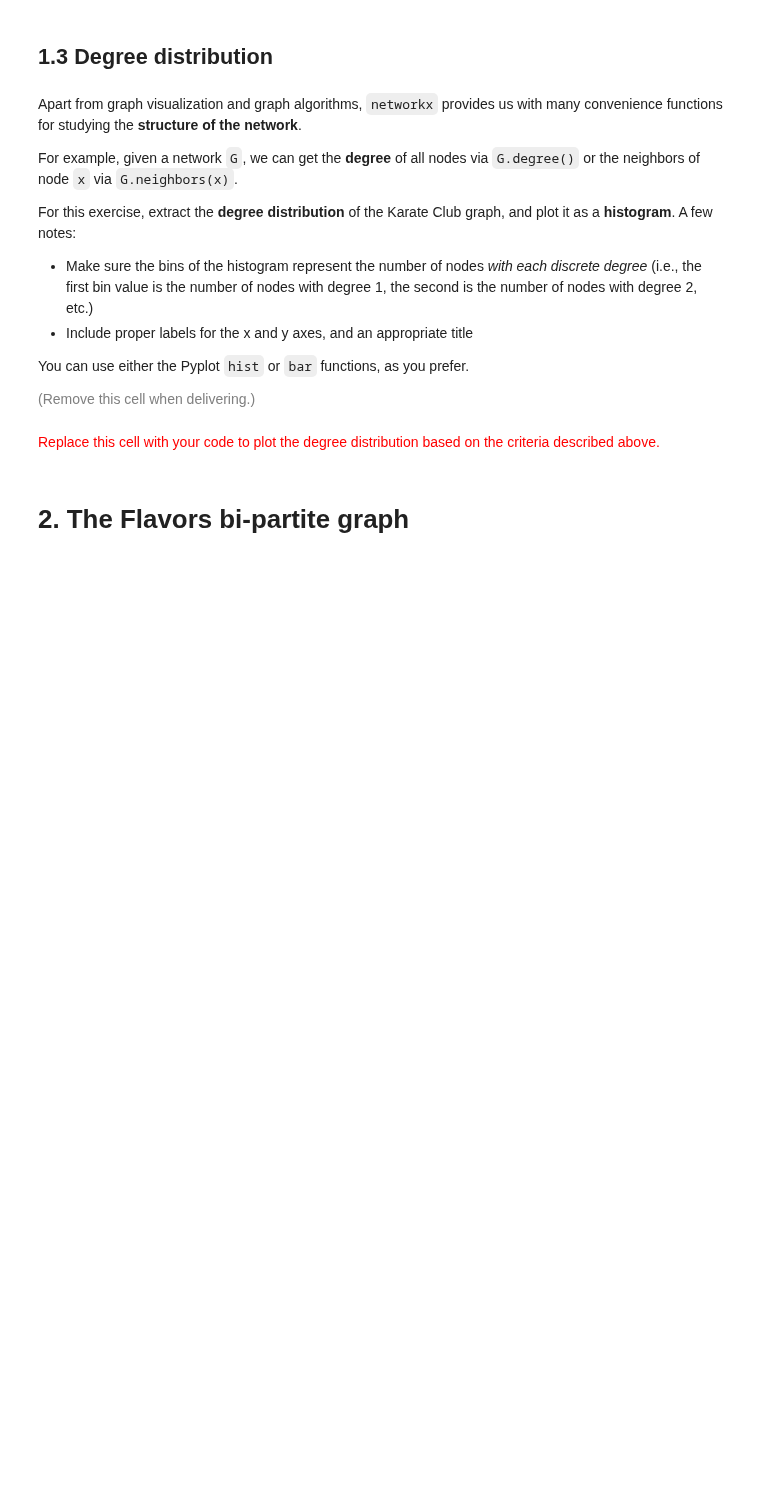
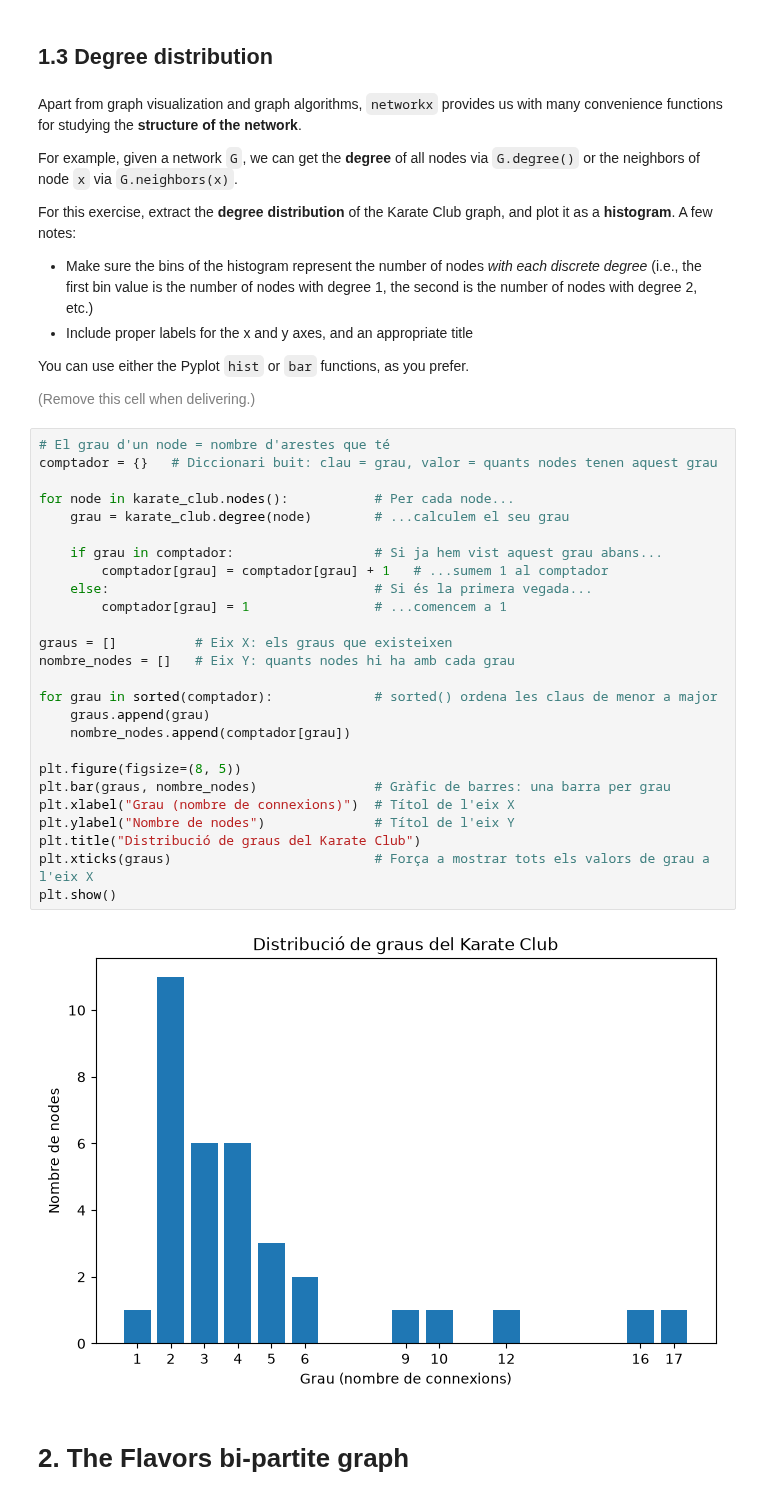
Before and after one commit to polroviraalm/networks-science-course, a Jupyter notebook: practicum/ps01-networkx-pandas-2026 enunciat.ipynb, the cells around one changed output. Saved outputs shown, nothing was run; the diff lists cells and outputs as text; blank space fills up the shorter version.

```diff
--- a/practicum/ps01-networkx-pandas-2026 enunciat.ipynb
+++ b/practicum/ps01-networkx-pandas-2026 enunciat.ipynb
@@ -219,8 +319,34 @@ For this exercise, extract the **degree distribution** of the Karate Club graph,
 You can use either the Pyplot `hist` or `bar` functions, as you prefer.
 
 <font size="-1" color="gray">(Remove this cell when delivering.)</font>
-# %% [markdown]
-<font size="+1" color="red">Replace this cell with your code to plot the degree distribution based on the criteria described above.</font>
+# %%
+# El grau d'un node = nombre d'arestes que té
+comptador = {}   # Diccionari buit: clau = grau, valor = quants nodes tenen aquest grau
+
+for node in karate_club.nodes():           # Per cada node...
+    grau = karate_club.degree(node)        # ...calculem el seu grau
+
+    if grau in comptador:                  # Si ja hem vist aquest grau abans...
+        comptador[grau] = comptador[grau] + 1   # ...sumem 1 al comptador
+    else:                                  # Si és la primera vegada...
+        comptador[grau] = 1                # ...comencem a 1
+
+graus = []          # Eix X: els graus que existeixen
+nombre_nodes = []   # Eix Y: quants nodes hi ha amb cada grau
+
+for grau in sorted(comptador):             # sorted() ordena les claus de menor a major
+    graus.append(grau)
+    nombre_nodes.append(comptador[grau])
+
+plt.figure(figsize=(8, 5))
+plt.bar(graus, nombre_nodes)               # Gràfic de barres: una barra per grau
+plt.xlabel("Grau (nombre de connexions)")  # Títol de l'eix X
+plt.ylabel("Nombre de nodes")              # Títol de l'eix Y
+plt.title("Distribució de graus del Karate Club")
+plt.xticks(graus)                          # Força a mostrar tots els valors de grau a l'eix X
+plt.show()
+# %% [output]
+[figure, added]
 # %% [markdown]
 # 2. The Flavors bi-partite graph
 # %% [markdown]
```
Also changed, not shown: parts of 29 cells of this notebook.
